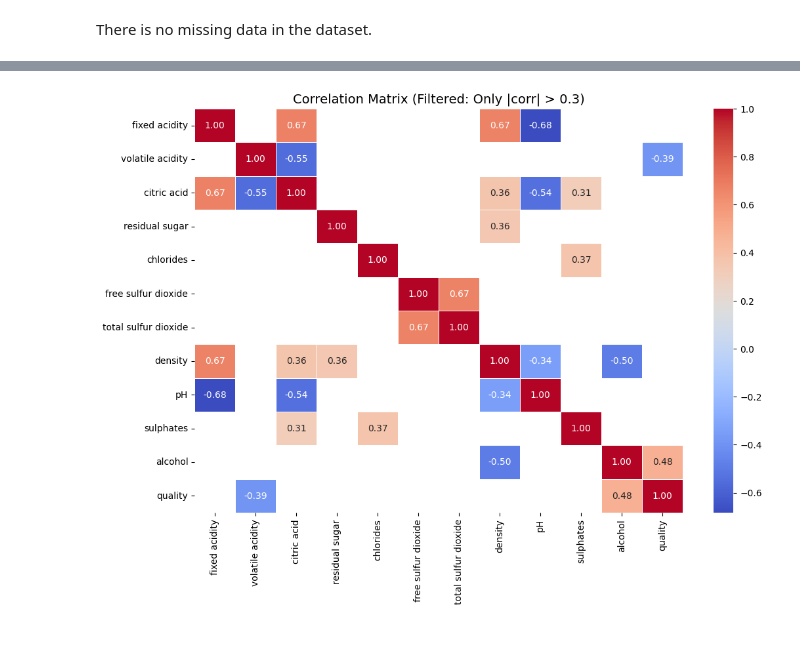
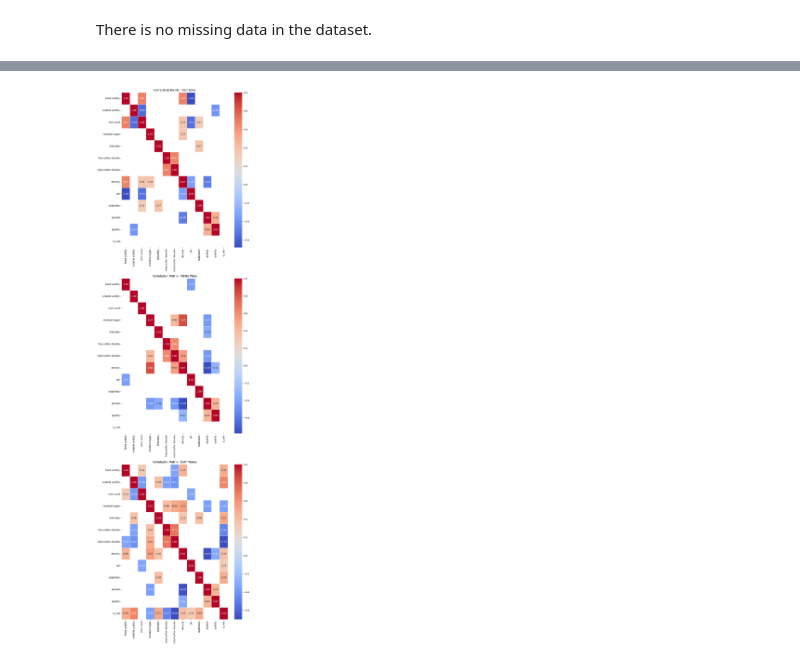
Before and after one commit to Jared-Javillo/wine-quality, a Jupyter notebook: notebooks/exploratory/0.1-javillo-visualize-distributions.ipynb, the cells around one changed output, grey strips where cells are left out. Cells and saved outputs as stored; diff of their text form; code cells hidden in the pictures.

Commit message:
added EDA for white

```diff
--- a/notebooks/exploratory/0.1-javillo-visualize-distributions.ipynb
+++ b/notebooks/exploratory/0.1-javillo-visualize-distributions.ipynb
@@ -113,29 +131,51 @@ plt.show()
 # %%
-# Compute correlation matrix
-corr_matrix = final_df.corr()
-
 # Set a threshold (e.g., |correlation| > 0.3)
 threshold = 0.3
 
 # Create a mask to hide weak correlations
-mask = np.abs(corr_matrix) < threshold
+red_mask = np.abs(red_corr_matrix) < threshold
+white_mask = np.abs(white_corr_matrix) < threshold
+final_mask = np.abs(final_corr_matrix) < threshold
 
 # Plot heatmap
-plt.figure(figsize=(12, 8))
+fig, axes = plt.subplots(3, 1, figsize=(10, 40))
+
+# Red Wine Heatmap
 sns.heatmap(
-    corr_matrix,
+    red_corr_matrix,
     annot=True,
     fmt=".2f",
     cmap="coolwarm",
     linewidths=0.5,
-    mask=mask,  # Apply the mask
+    ax=axes[0],
+    mask=red_mask,
 )
+axes[0].set_title("Correlation Matrix - Red Wine")
 
-# Title for readability
-plt.title("Correlation Matrix (Filtered: Only |corr| > 0.3)", fontsize=14)
+sns.heatmap(
+    white_corr_matrix,
+    annot=True,
+    fmt=".2f",
+    cmap="coolwarm",
+    linewidths=0.5,
+    ax=axes[1],
+    mask=white_mask,
+)
+axes[1].set_title("Correlation Matrix - White Wine")
+
+sns.heatmap(
+    final_corr_matrix,
+    annot=True,
+    fmt=".2f",
+    cmap="coolwarm",
+    linewidths=0.5,
+    ax=axes[2],
+    mask=final_mask,
+)
+axes[2].set_title("Correlation Matrix - Both Wines")
 
 # Show plot
 plt.show()
 # %% [output]
-[figure, old version]
+[figure, new version]
 # %% [markdown]
```
Also changed, not shown: parts of 18 cells of this notebook, 1 other file.
